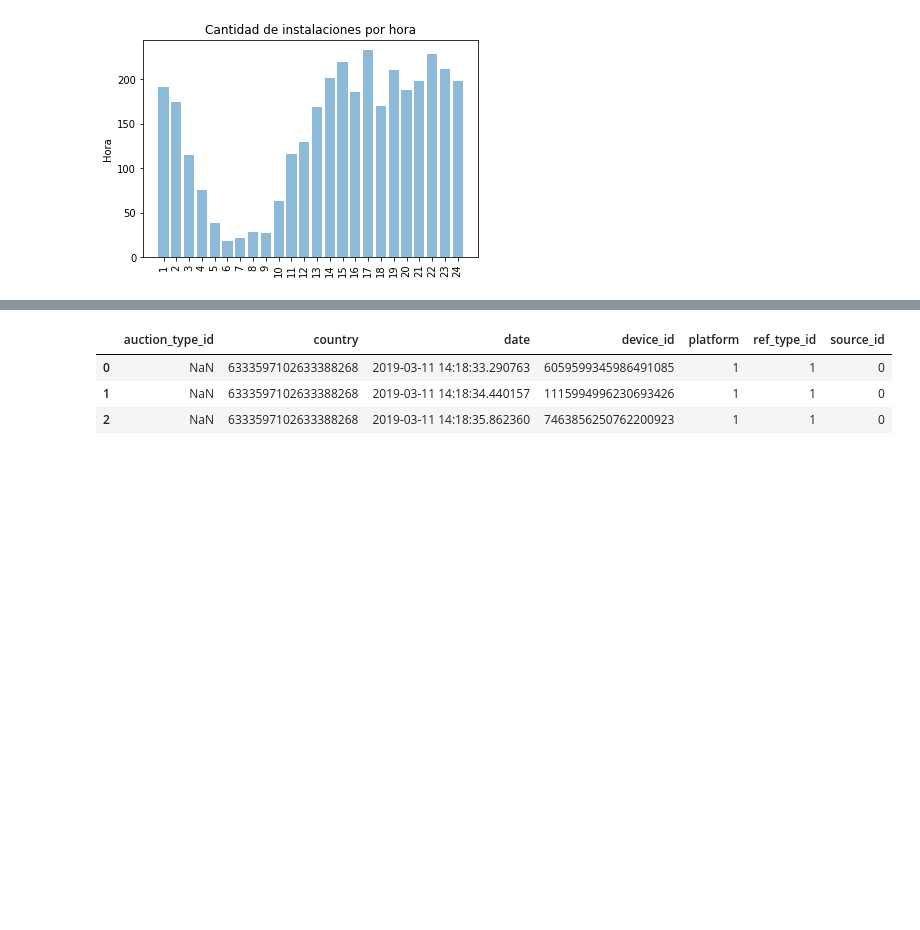
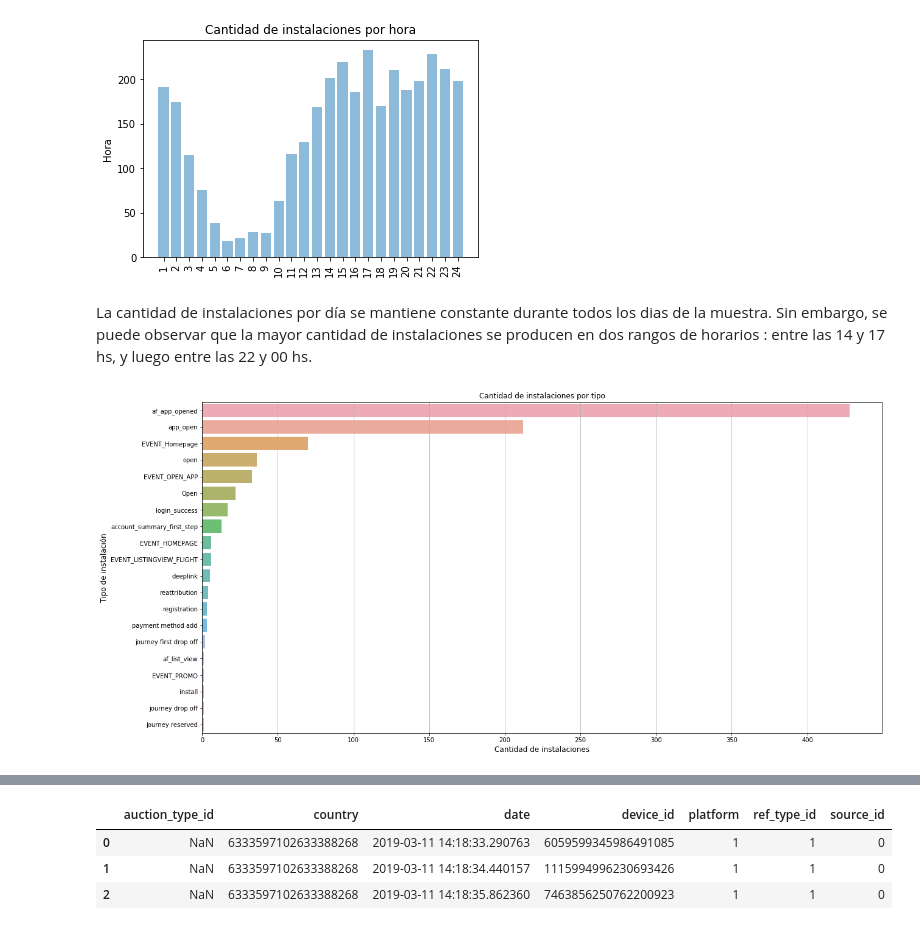
Before and after one commit to yanetrodriguez25/TpJampp, a Jupyter notebook: Tp1.ipynb, the cells around one changed output, grey strips where cells are left out. Cells and saved outputs as stored; diff of their text form; code cells hidden in the pictures; blank space fills up the shorter version.

```diff
--- a/Tp1.ipynb
+++ b/Tp1.ipynb
@@ -674,3 +881,20 @@ plt.show()
 3     23       212
 7     24       198
 [figure]
+# %% [markdown]
+La cantidad de instalaciones por día se mantiene constante durante todos los dias de la muestra. Sin embargo, se puede observar que la mayor cantidad de instalaciones se producen en dos rangos de horarios : entre las 14 y 17 hs, y luego entre las 22 y 00 hs.
+# %%
+installs_by_kind = df_installs.kind.value_counts(sort=True)\
+       .reset_index()\
+       .sort_values(['kind'], ascending=False)
+
+plt.figure(figsize=(20,10))
+ax=sns.barplot(installs_by_kind.kind, installs_by_kind.index, alpha=0.8, orient='h')
+ax.set_yticklabels(installs_by_kind['index'])
+ax.grid(axis='x')
+plt.title('Cantidad de instalaciones por tipo')
+plt.ylabel('Tipo de instalación', fontsize=12)
+plt.xlabel('Cantidad de instalaciones', fontsize=12)
+plt.show()
+# %% [output]
+[figure, added]
```
Also changed, not shown: parts of 45 cells of this notebook.
